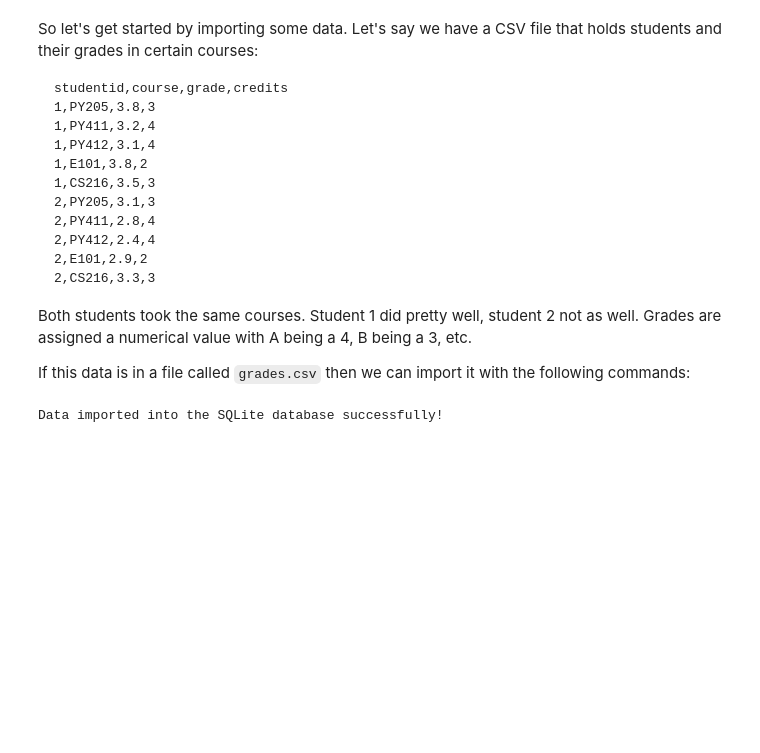
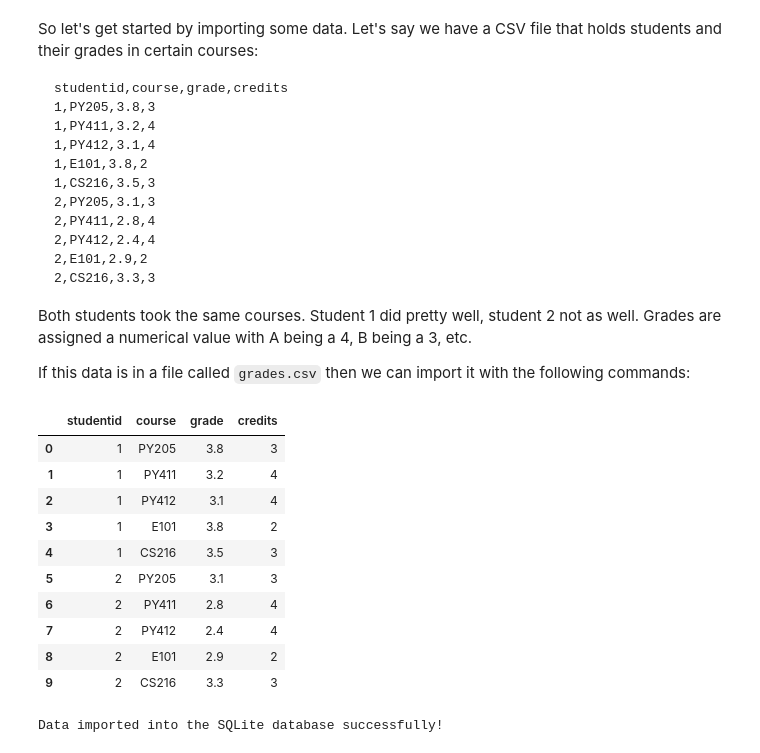
Before and after one commit to jianingni/econ725-fall2024, a Jupyter notebook: 04-programming4ds/03-sqlite.ipynb, the cells around one changed output. Cells and saved outputs as stored; diff of their text form; code cells hidden in the pictures; blank space fills up the shorter version.

```diff
--- a/04-programming4ds/03-sqlite.ipynb
+++ b/04-programming4ds/03-sqlite.ipynb
@@ -155,6 +165,20 @@ If this data is in a file called ``grades.csv`` then we can import it with the f
 # Load the CSV data
 csv_file_path = 'grades.csv'
 data = pd.read_csv(csv_file_path)
+# %%
+data.head(10)
+# %% [output]
+|  | studentid | course | grade | credits |
+| 0 | 1 | PY205 | 3.8 | 3 |
+| 1 | 1 | PY411 | 3.2 | 4 |
+| 2 | 1 | PY412 | 3.1 | 4 |
+| 3 | 1 | E101 | 3.8 | 2 |
+| 4 | 1 | CS216 | 3.5 | 3 |
+| 5 | 2 | PY205 | 3.1 | 3 |
+| 6 | 2 | PY411 | 2.8 | 4 |
+| 7 | 2 | PY412 | 2.4 | 4 |
+| 8 | 2 | E101 | 2.9 | 2 |
+| 9 | 2 | CS216 | 3.3 | 3 |
 # %%
 # Connect to SQLite database (or create it if it doesn't exist)
 conn = sqlite3.connect('students_grades.db')
```
Also changed, not shown: parts of 7 cells of this notebook, 3 other files.
